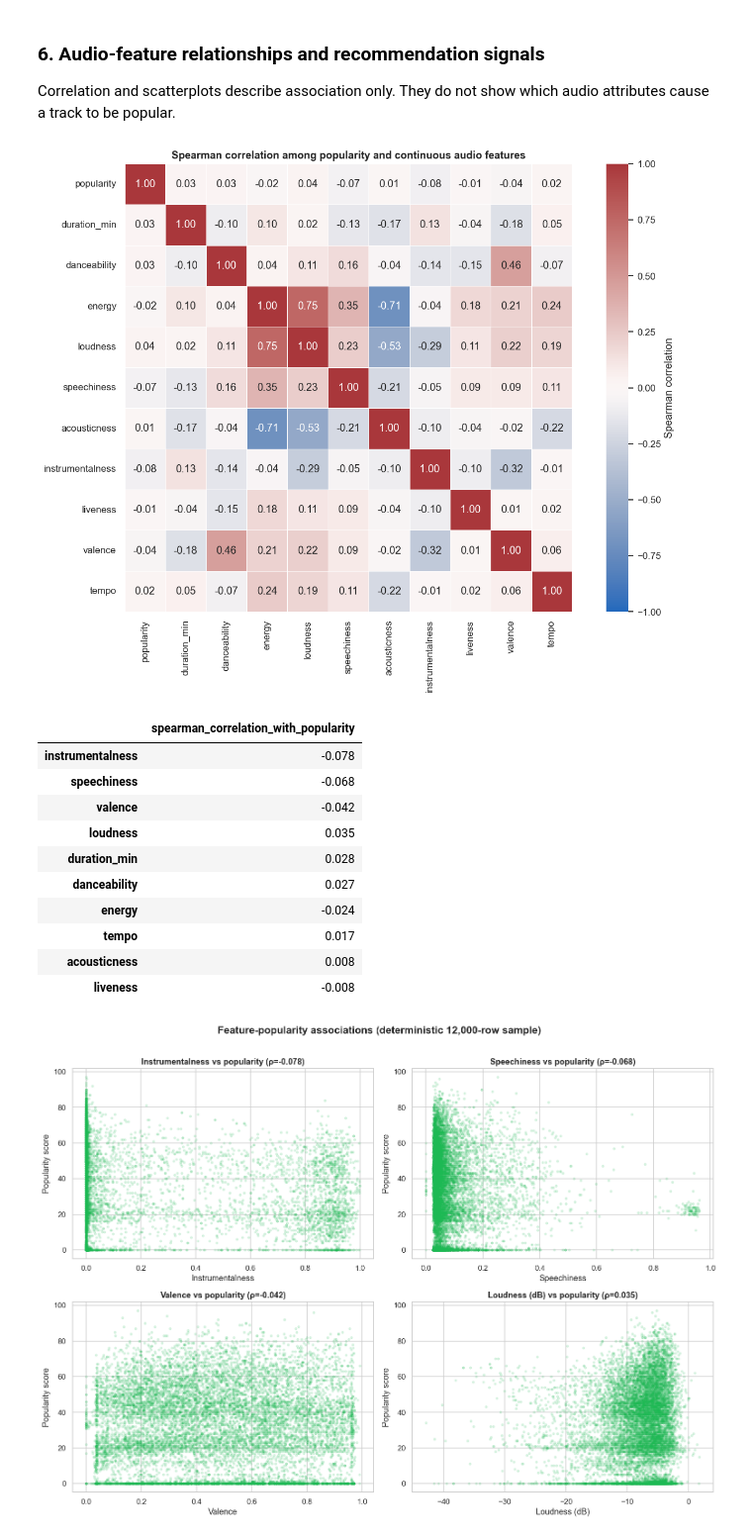
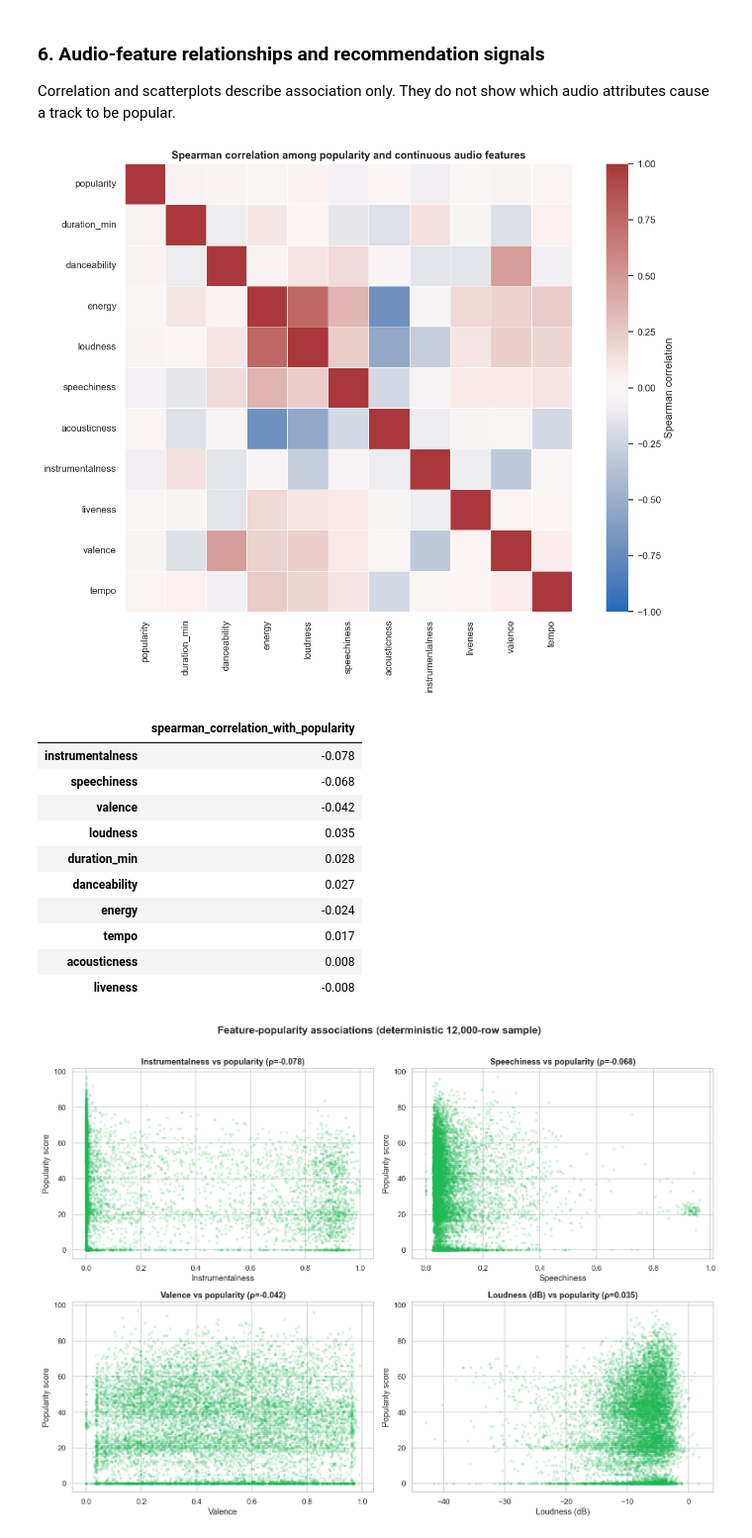
Before and after one commit to rishabh8695/Spotify, a Jupyter notebook: spotify_eda.ipynb, the cells around one changed output. Shown at 99% size. Saved outputs shown, nothing was run; the diff lists cells and outputs as text; code cells hidden in the pictures.

```diff
--- a/spotify_eda.ipynb
+++ b/spotify_eda.ipynb
@@ -525,30 +525,30 @@ Correlation and scatterplots describe association only. They do not show which a
 # %%
 correlation_features = [
     'popularity', 'duration_min', 'danceability', 'energy', 'loudness',
     'speechiness', 'acousticness', 'instrumentalness', 'liveness',
     'valence', 'tempo'
 ]
 correlation_features = [column for column in correlation_features if column in analysis_df.columns]
 spearman_correlation = analysis_df[correlation_features].corr(method='spearman')
 
 plt.figure(figsize=(12, 9))
 sns.heatmap(
     spearman_correlation, cmap='vlag', vmin=-1, vmax=1, center=0,
-    square=True, linewidths=0.4, cbar_kws={'label': 'Spearman correlation'}, annot=True, fmt='.2f'
+    square=True, linewidths=0.4, cbar_kws={'label': 'Spearman correlation'}, annot=False
 )
 plt.title('Spearman correlation among popularity and continuous audio features')
 plt.tight_layout()
 plt.show()
 
 popularity_associations = (
     spearman_correlation['popularity'].drop('popularity')
     .sort_values(key=lambda s: s.abs(), ascending=False)
     .rename('spearman_correlation_with_popularity')
     .to_frame()
 )
 display(popularity_associations.round(3))
 # %% [output]
-[figure, old version]
+[figure, new version]
 |  | spearman_correlation_with_popularity |
 | instrumentalness | -0.078 |
 | speechiness | -0.068 |
```
